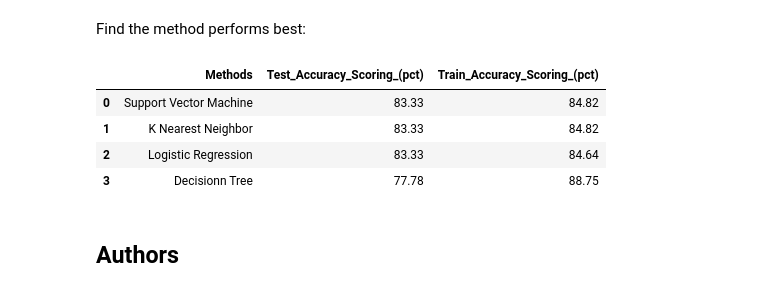
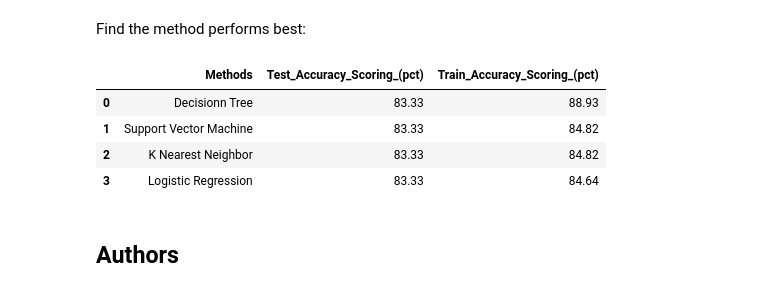
Before and after one commit to MJKing88/SpaceX-Falcon9-Launch-Success---Capstone-Project, a Jupyter notebook: SpaceX_Machine Learning Prediction_Part_5.ipynb, the cells around one changed output. Drawn from its saved outputs; the diff is of its cells as text; code cells hidden in the pictures.

```diff
--- a/SpaceX_Machine Learning Prediction_Part_5.ipynb
+++ b/SpaceX_Machine Learning Prediction_Part_5.ipynb
@@ -324,23 +324,23 @@ Find the method performs best:
 # %%
 methods = ['Logistic Regression', 'Support Vector Machine','Decisionn Tree', 'K Nearest Neighbor']
 
 evaluations_test = [logreg_accuracy,svm_accuracy,tree_accuracy,KNN_accuracy ]
 evaluations_train = [logreg_train_accuracy,svm_train_accuracy,tree_train_accuracy,knn_train_accuracy ]
 
-df_eval = pd.DataFrame({'Methods' : methods, 'Test_Accuracy_Scoring_(pct)' : evaluations, 'Train_Accuracy_Scoring_(pct)' :
+df_eval = pd.DataFrame({'Methods' : methods, 'Test_Accuracy_Scoring_(pct)' : evaluations_test, 'Train_Accuracy_Scoring_(pct)' :
                        evaluations_train})
 
 df_eval['Test_Accuracy_Scoring_(pct)'] = df_eval['Test_Accuracy_Scoring_(pct)'].apply(lambda x: round(x * 100,2))
 df_eval['Train_Accuracy_Scoring_(pct)'] = df_eval['Train_Accuracy_Scoring_(pct)'].apply(lambda x: round(x * 100,2))
 df_eval.sort_values(by=['Test_Accuracy_Scoring_(pct)','Train_Accuracy_Scoring_(pct)'],ascending=False,inplace=True,
                     ignore_index=True)
 df_eval
 # %% [output]
 |  | Methods | Test_Accuracy_Scoring_(pct) | Train_Accuracy_Scoring_(pct) |
-| 0 | Support Vector Machine | 83.33 | 84.82 |
-| 1 | K Nearest Neighbor | 83.33 | 84.82 |
-| 2 | Logistic Regression | 83.33 | 84.64 |
-| 3 | Decisionn Tree | 77.78 | 88.75 |
+| 0 | Decisionn Tree | 83.33 | 88.93 |
+| 1 | Support Vector Machine | 83.33 | 84.82 |
+| 2 | K Nearest Neighbor | 83.33 | 84.82 |
+| 3 | Logistic Regression | 83.33 | 84.64 |
 # %% [markdown]
 ## Authors
 # %% [markdown]
```
Also changed, not shown: parts of 1 cell of this notebook.
